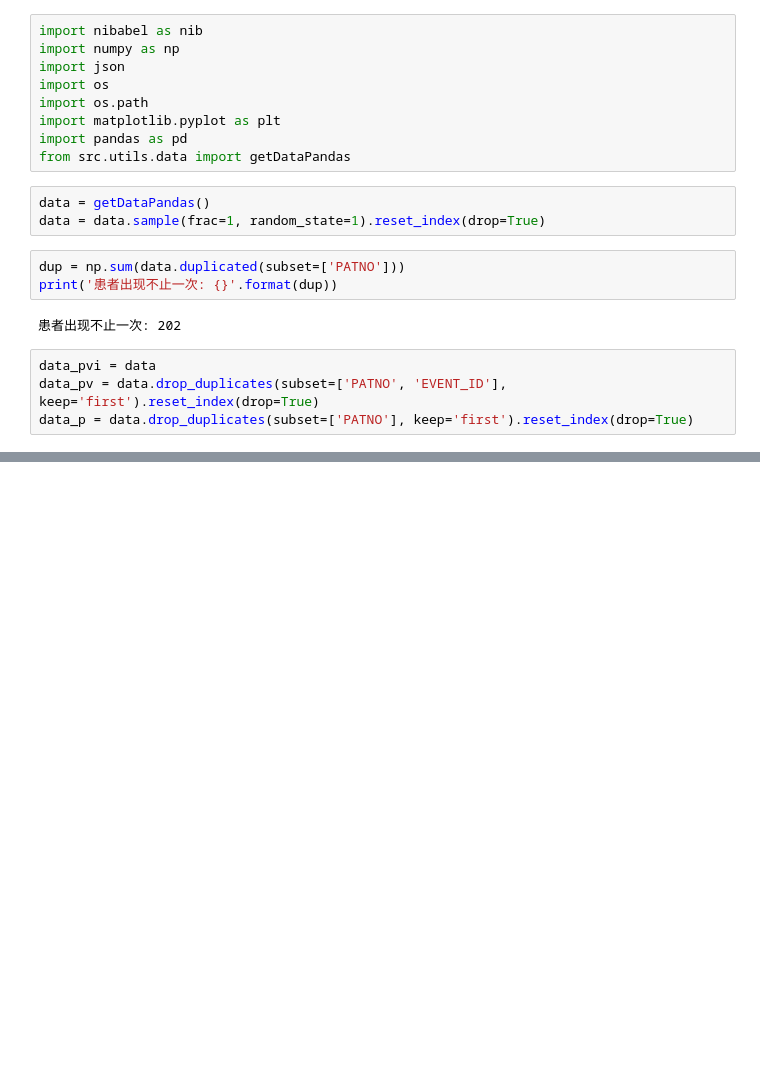
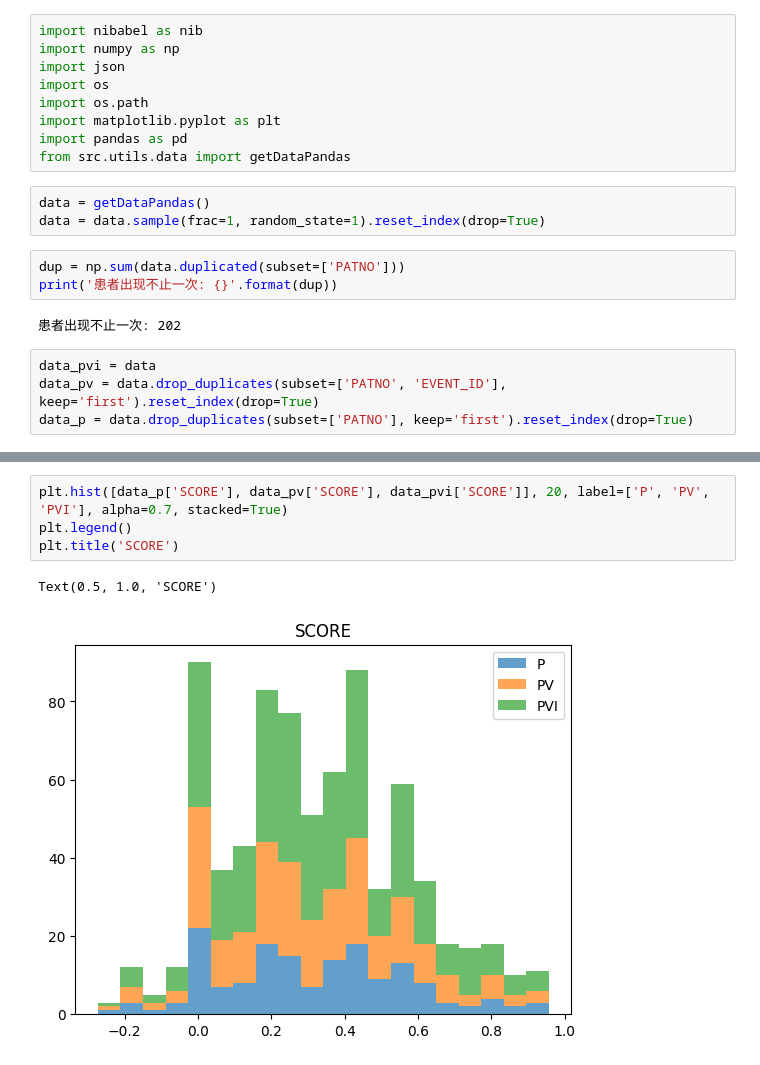
Before and after one commit to Biobots/Levodopa_Parkinson_MRI, a Jupyter notebook: stats.ipynb, the cells around one changed output, grey strips where cells are left out. Cells and saved outputs as stored; diff of their text form; blank space fills up the shorter version.

```diff
--- a/stats.ipynb
+++ b/stats.ipynb
@@ -70,0 +96,7 @@ plt.hist(data_p['DURATION'], 20, alpha=0.7)
+# %%
+plt.hist([data_p['SCORE'], data_pv['SCORE'], data_pvi['SCORE']], 20, label=['P', 'PV', 'PVI'], alpha=0.7, stacked=True)
+plt.legend()
+plt.title('SCORE')
+# %% [output]
+Text(0.5, 1.0, 'SCORE')
+[figure, added]
```
Also changed, not shown: parts of 11 cells of this notebook, 1 other file.
